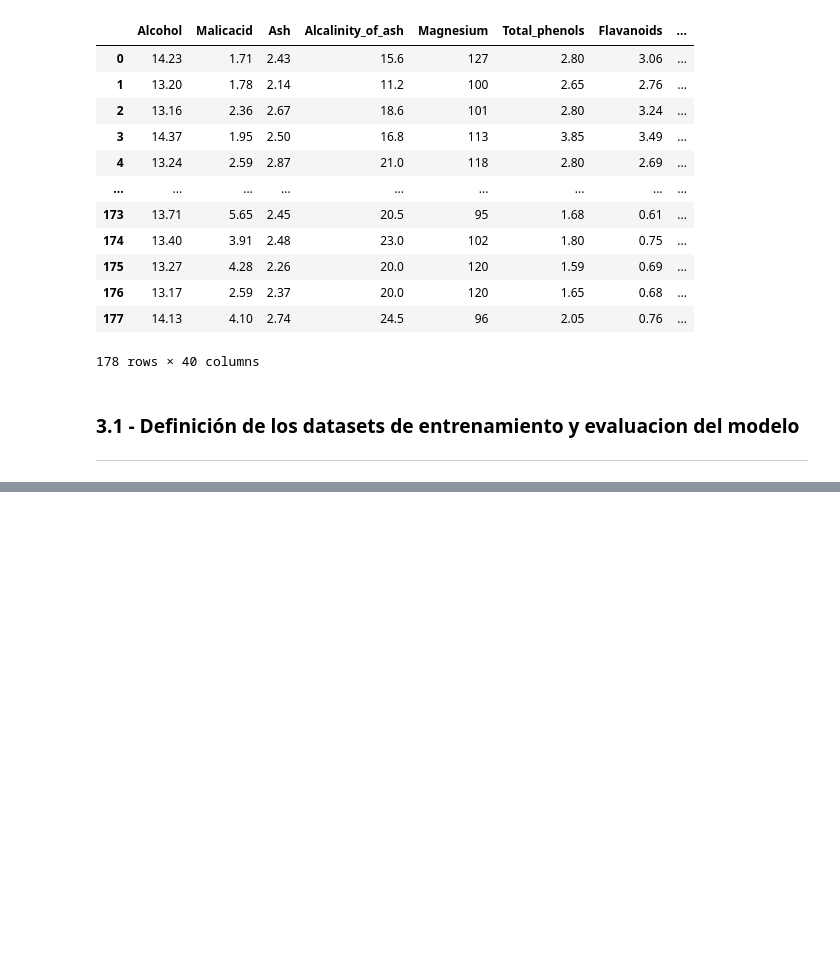
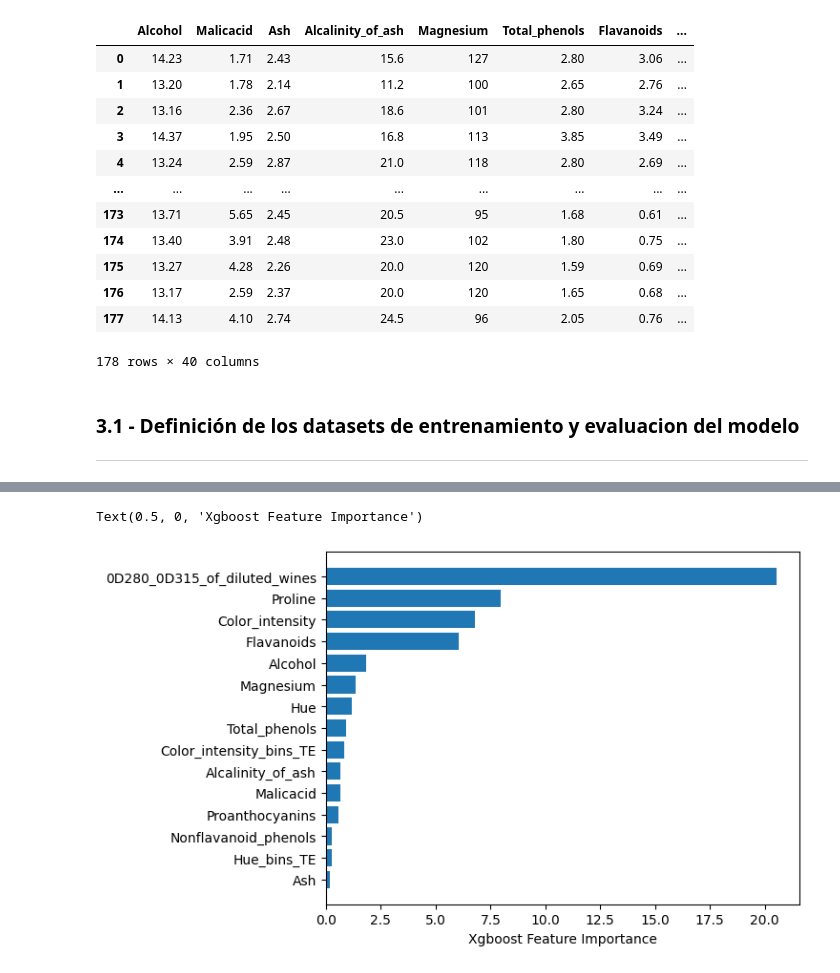
Before and after one commit to eduballesteros/ebis-ai-master, a Jupyter notebook: Ejercicios/Tema 2/_supervised_classification_model_wine_dataset.ipynb, the cells around one changed output, grey strips where cells are left out. Drawn from its saved outputs; the diff is of its cells as text; code cells hidden in the pictures; blank space fills up the shorter version.

```diff
--- a/Ejercicios/Tema 2/_supervised_classification_model_wine_dataset.ipynb
+++ b/Ejercicios/Tema 2/_supervised_classification_model_wine_dataset.ipynb
@@ -963,0 +1193,16 @@ xgb_model = xgb.train(
+# %%
+# Calculamos la importancia de características obtenida por XGBoost utilizando el criterio 'gain',
+# que mide cuánto contribuye cada variable a mejorar la pureza de las particiones.
+# Convertimos el diccionario en un DataFrame y ordenamos los valores para una visualización clara.
+# Finalmente, generamos un gráfico horizontal de barras para interpretar fácilmente qué variables
+# tienen mayor influencia en las decisiones del modelo.
+
+feat_importance = {int(k.replace('f','')): v for k, v in xgb_model.get_score(importance_type='gain').items()}
+
+df_featimp = pd.DataFrame(list(feat_importance.values()), index = list(feat_importance)).sort_values(0)
+
+plt.barh(X.columns[df_featimp.index], df_featimp[0])
+plt.xlabel("Xgboost Feature Importance")
+# %% [output]
+Text(0.5, 0, 'Xgboost Feature Importance')
+[figure, added]
```
Also changed, not shown: parts of 16 cells of this notebook.
